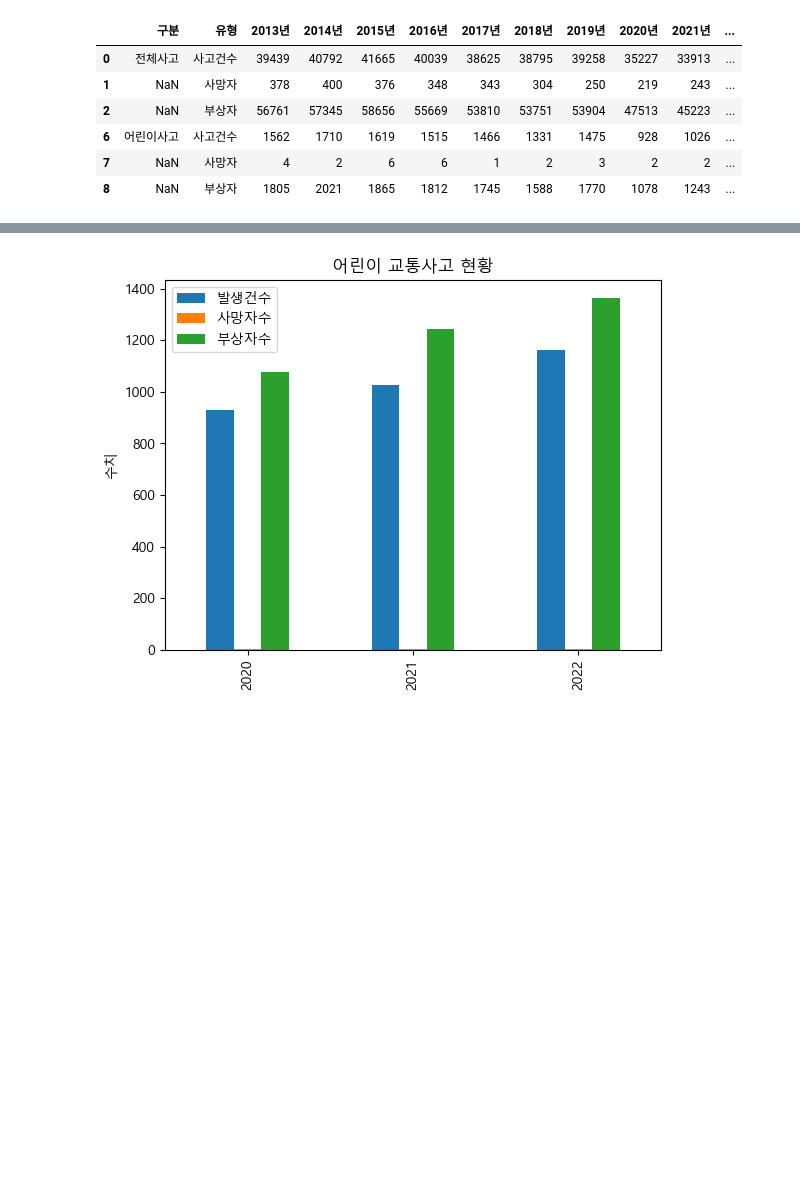
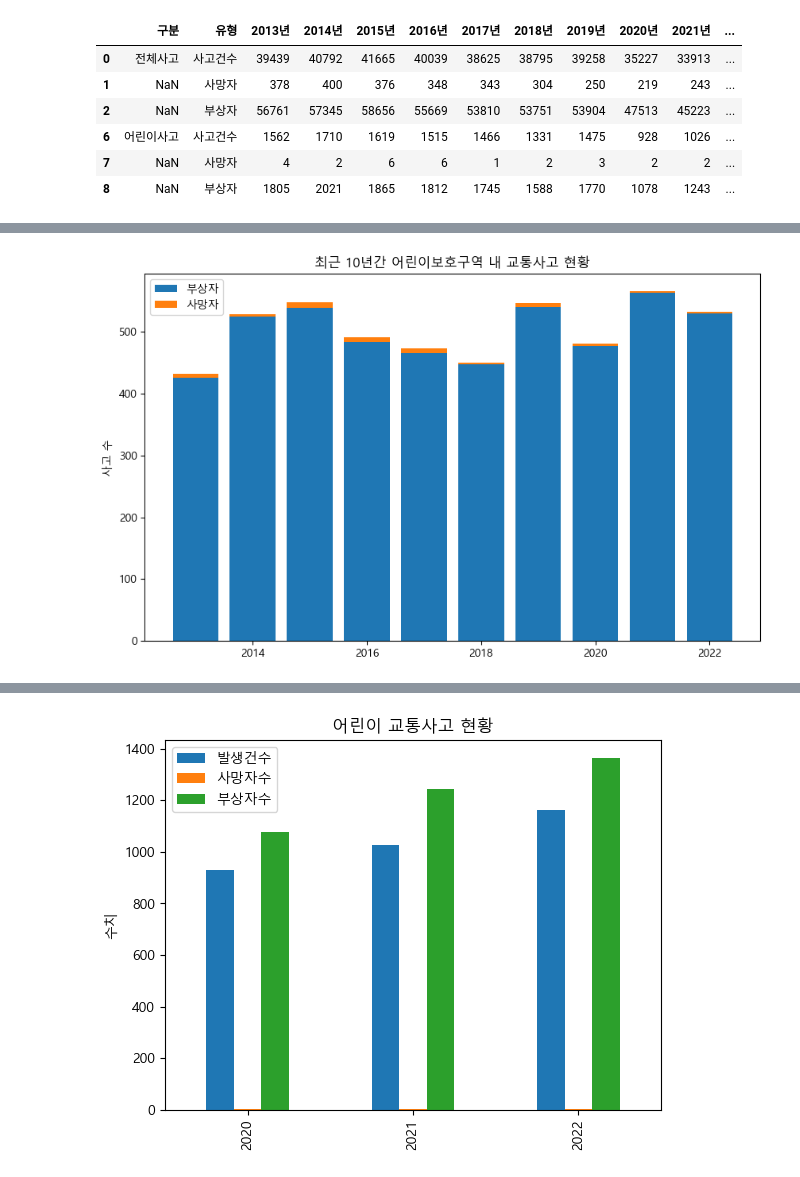
Before and after one commit to yeeunlim/mini_project, a Jupyter notebook: non_protected.ipynb, the cells around one changed output, grey strips where cells are left out. Saved outputs shown, nothing was run; the diff lists cells and outputs as text; code cells hidden in the pictures; blank space fills up the shorter version.

```diff
--- a/non_protected.ipynb
+++ b/non_protected.ipynb
@@ -101,0 +137,12 @@ plt.show()
+# %%
+# < 어린이보호구역 내 교통사고 시각화 > - 부상자, 사망자
+plt.figure(figsize=(10, 6))
+plt.bar(data['연도'], data['부상자'], label='부상자')
+plt.bar(data['연도'], data['사망자'], label='사망자', bottom = data['부상자'])
+
+plt.ylabel('사고 수')
+plt.title('최근 10년간 어린이보호구역 내 교통사고 현황')
+plt.legend()
+plt.show()
+# %% [output]
+[figure, added]
```
Also changed, not shown: parts of 10 cells of this notebook.
